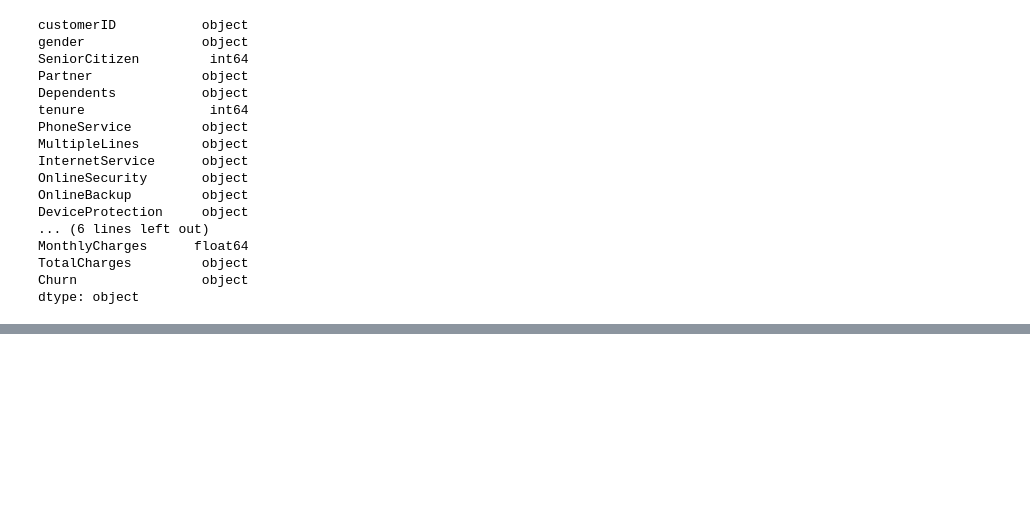
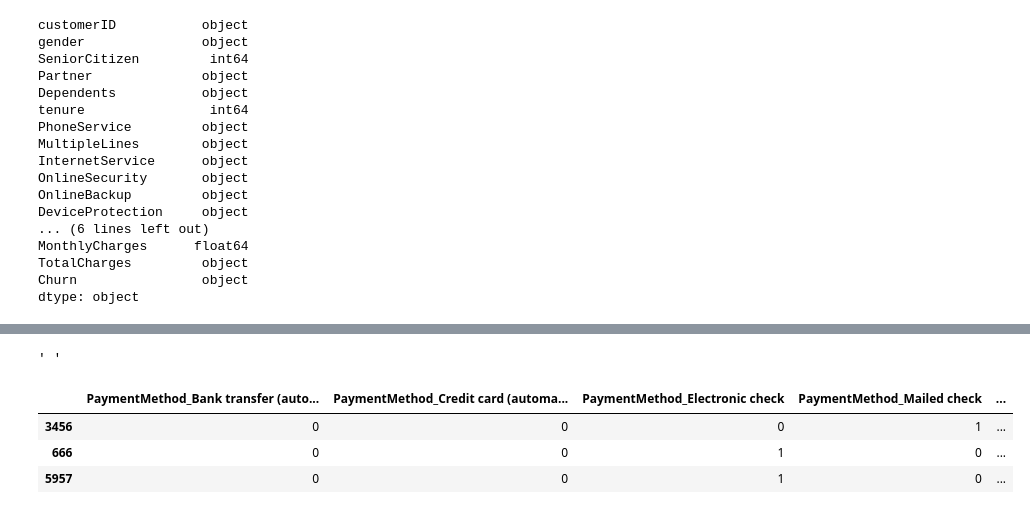
Before and after one commit to GrueneKatze/AI-for-Medicine-Coursera, a Jupyter notebook: Churn_rate_preds.ipynb, the cells around one changed output, grey strips where cells are left out. Drawn from its saved outputs; the diff is of its cells as text; code cells hidden in the pictures; blank space fills up the shorter version.

```diff
--- a/Churn_rate_preds.ipynb
+++ b/Churn_rate_preds.ipynb
@@ -96,0 +244,4 @@ Churn
+# %%
+data_w_dummies['TotalCharges'][488]
+# %% [output]
+' '
@@ -96,0 +258,7 @@ Churn
+# %%
+data_w_dummies.sample(3)
+# %% [output]
+|  | PaymentMethod_Bank transfer (auto... | PaymentMethod_Credit card (automa... | PaymentMethod_Electronic check | PaymentMethod_Mailed check | ... |
+| 3456 | 0 | 0 | 0 | 1 | ... |
+| 666 | 0 | 0 | 1 | 0 | ... |
+| 5957 | 0 | 0 | 1 | 0 | ... |
```
Also changed, not shown: parts of 34 cells of this notebook.
